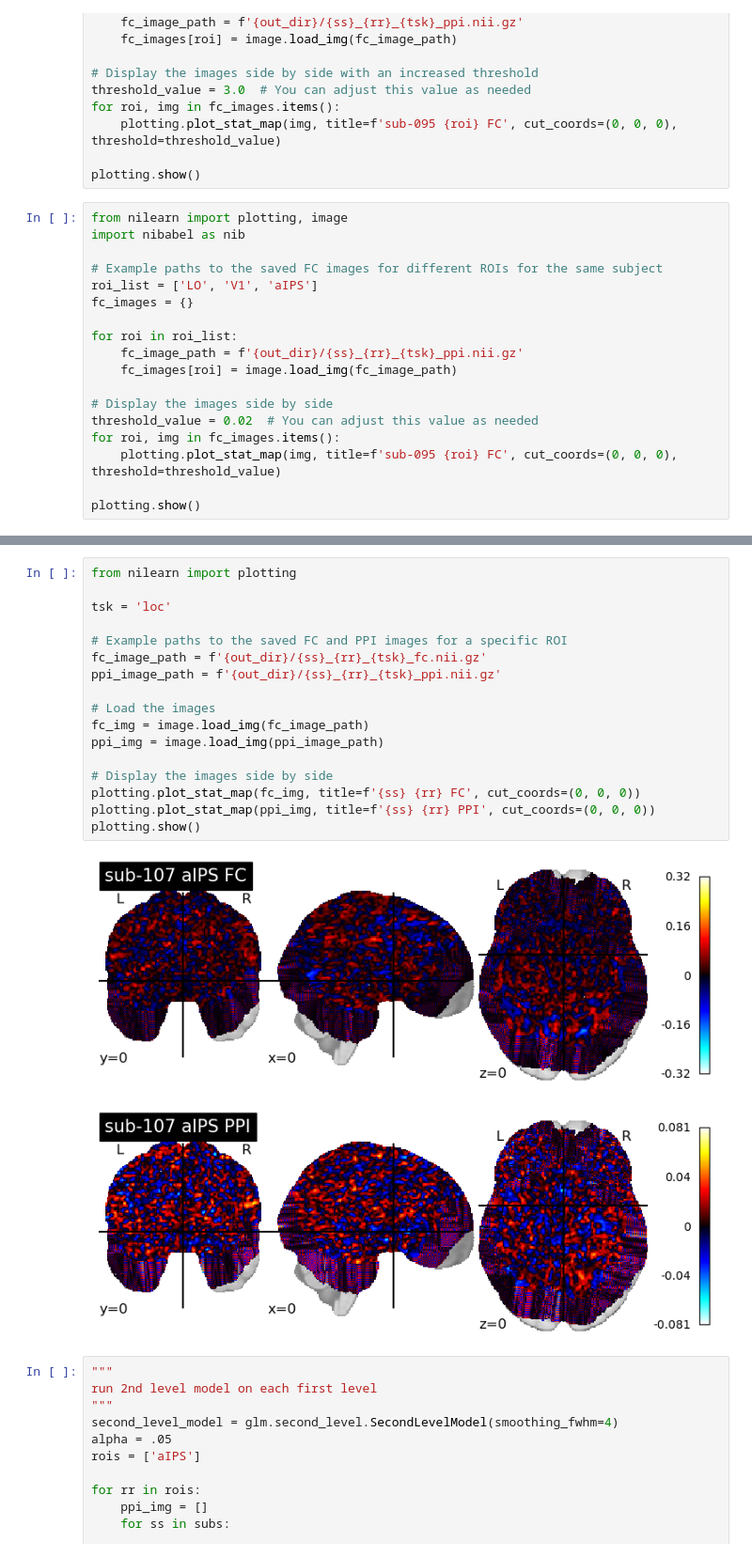
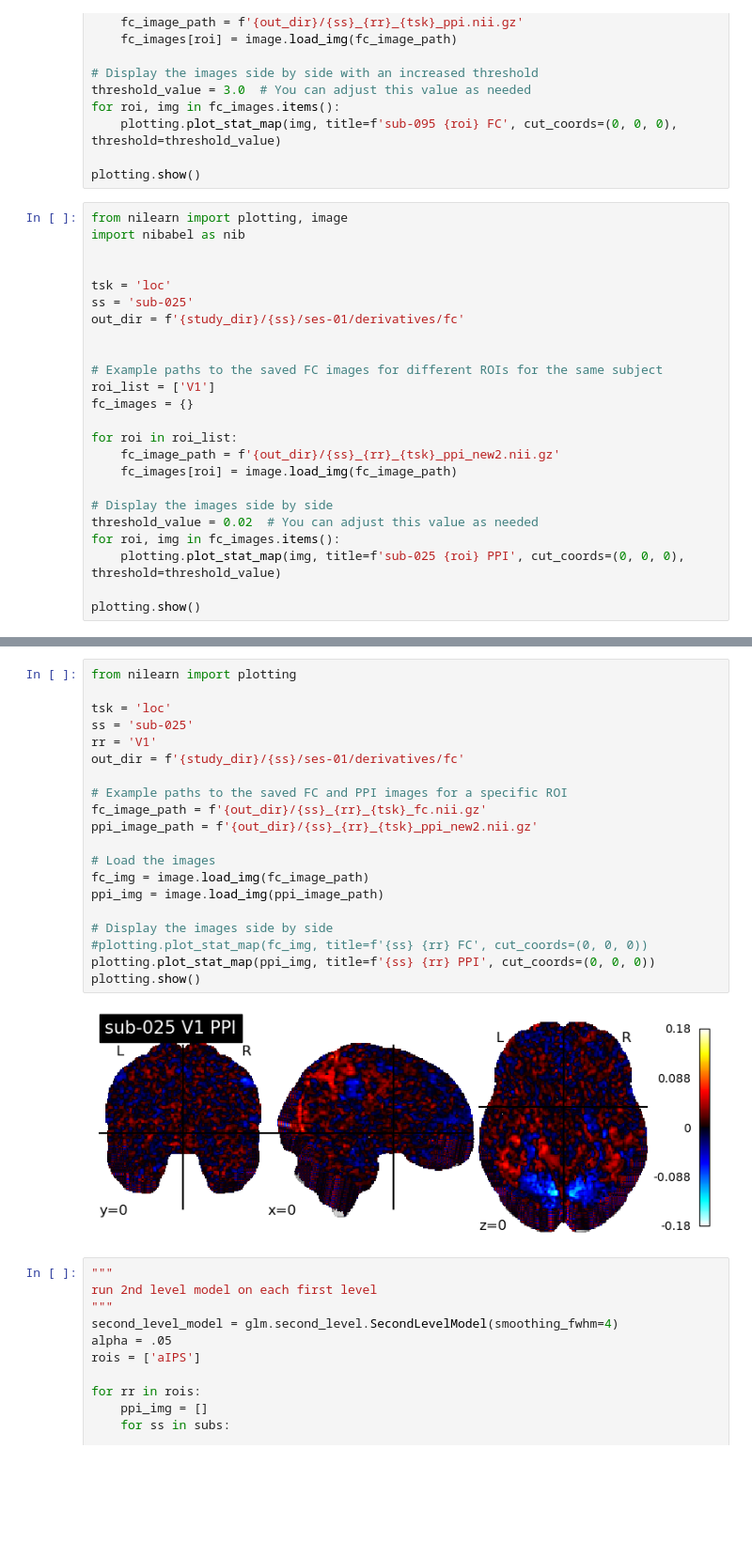
Before and after one commit to cnsimmons/ptoc, a Jupyter notebook: fmri/Summarize_PPI_FC/summarize_ppi _partiallychanged.ipynb, the cells around one changed output, grey strips where cells are left out. Shown at 94% size. Drawn from its saved outputs; the diff is of its cells as text; blank space fills up the shorter version.

```diff
--- a/fmri/Summarize_PPI_FC/summarize_ppi _partiallychanged.ipynb
+++ b/fmri/Summarize_PPI_FC/summarize_ppi _partiallychanged.ipynb
@@ -323,18 +367,24 @@ plotting.show()
 from nilearn import plotting, image
 import nibabel as nib
 
+
+tsk = 'loc'
+ss = 'sub-025'
+out_dir = f'{study_dir}/{ss}/ses-01/derivatives/fc'
+
+
 # Example paths to the saved FC images for different ROIs for the same subject
-roi_list = ['LO', 'V1', 'aIPS']
+roi_list = ['V1']
 fc_images = {}
 
 for roi in roi_list:
-    fc_image_path = f'{out_dir}/{ss}_{rr}_{tsk}_ppi.nii.gz'
+    fc_image_path = f'{out_dir}/{ss}_{rr}_{tsk}_ppi_new2.nii.gz'
     fc_images[roi] = image.load_img(fc_image_path)
 
 # Display the images side by side
 threshold_value = 0.02  # You can adjust this value as needed
 for roi, img in fc_images.items():
-    plotting.plot_stat_map(img, title=f'sub-095 {roi} FC', cut_coords=(0, 0, 0), threshold=threshold_value)
+    plotting.plot_stat_map(img, title=f'sub-025 {roi} PPI', cut_coords=(0, 0, 0), threshold=threshold_value)
 
 plotting.show()
 # %% [output]
@@ -344,23 +392,25 @@ plotting.show()
 # %%
 from nilearn import plotting
 
 tsk = 'loc'
+ss = 'sub-025'
+rr = 'V1'
+out_dir = f'{study_dir}/{ss}/ses-01/derivatives/fc'
 
 # Example paths to the saved FC and PPI images for a specific ROI
 fc_image_path = f'{out_dir}/{ss}_{rr}_{tsk}_fc.nii.gz'
-ppi_image_path = f'{out_dir}/{ss}_{rr}_{tsk}_ppi.nii.gz'
+ppi_image_path = f'{out_dir}/{ss}_{rr}_{tsk}_ppi_new2.nii.gz'
 
 # Load the images
 fc_img = image.load_img(fc_image_path)
 ppi_img = image.load_img(ppi_image_path)
 
 # Display the images side by side
-plotting.plot_stat_map(fc_img, title=f'{ss} {rr} FC', cut_coords=(0, 0, 0))
+#plotting.plot_stat_map(fc_img, title=f'{ss} {rr} FC', cut_coords=(0, 0, 0))
 plotting.plot_stat_map(ppi_img, title=f'{ss} {rr} PPI', cut_coords=(0, 0, 0))
 plotting.show()
 # %% [output]
-[figure, old version]
+[figure, new version]
-[figure, removed]
 # %%
 """
 run 2nd level model on each first level
```
Also changed, not shown: parts of 2 cells of this notebook, 1 other file.
